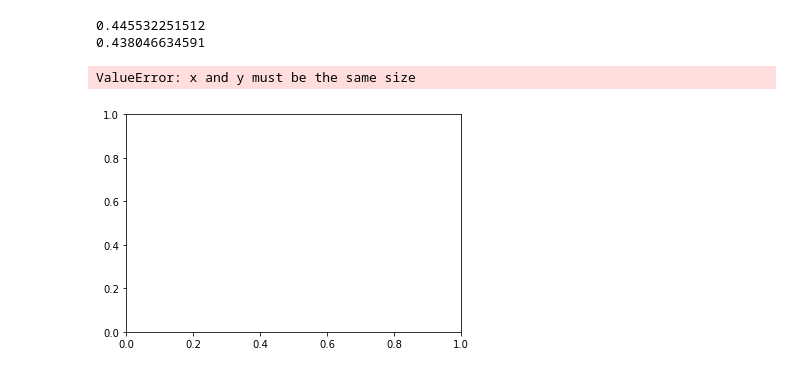
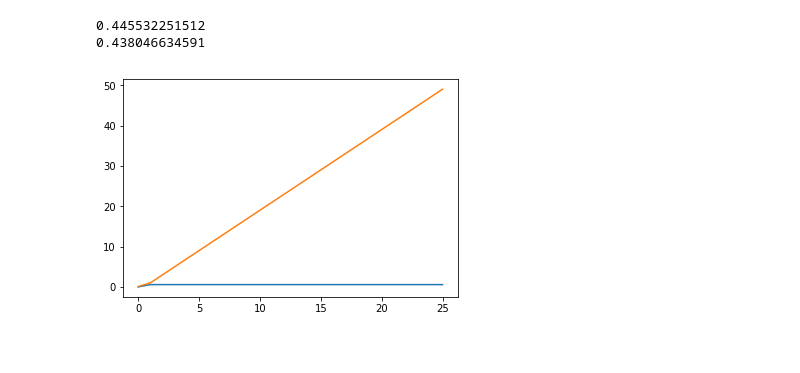
Before and after one commit to Schmidt8181/RandomForest, a Jupyter notebook: RandomForest.ipynb, the cells around one changed output. Cells and saved outputs as stored; diff of their text form; code cells hidden in the pictures.

```diff
--- a/RandomForest.ipynb
+++ b/RandomForest.ipynb
@@ -435,20 +435,20 @@ print(lassBig.score(X_test2, Y_test))
 0.445532251512
 0.438046634591
 # %%
-index = np.arange(1, 24, 1)
+nums = np.arange(0, 24, 1)
 new_scores = np.append([0], [.10])
 
 #Run the model for many alphas.
-for lambd in range(1, 125, 5):
-    ridgeregr = linear_model.Ridge(alpha=val, fit_intercept=False)
+for lambd in range(1, 50, 2):
+    ridgeregr = linear_model.Ridge(alpha=lambd, fit_intercept=False)
     ridgeregr.fit(X_train2, Y_train)
     new_scores = np.row_stack((
         new_scores,
         np.append(ridgeregr.score(X_train2, Y_train),[lambd])))
 
 
 scores_df = pd.DataFrame(new_scores, columns=('score', 'lambda'))
-plt.scatter(scores_df, index)
+plt.plot(scores_df)
+plt.show()
 # %% [output]
-ValueError: x and y must be the same size
-[figure, old version]
+[figure, new version]
```
Also changed, not shown: parts of 4 cells of this notebook.
